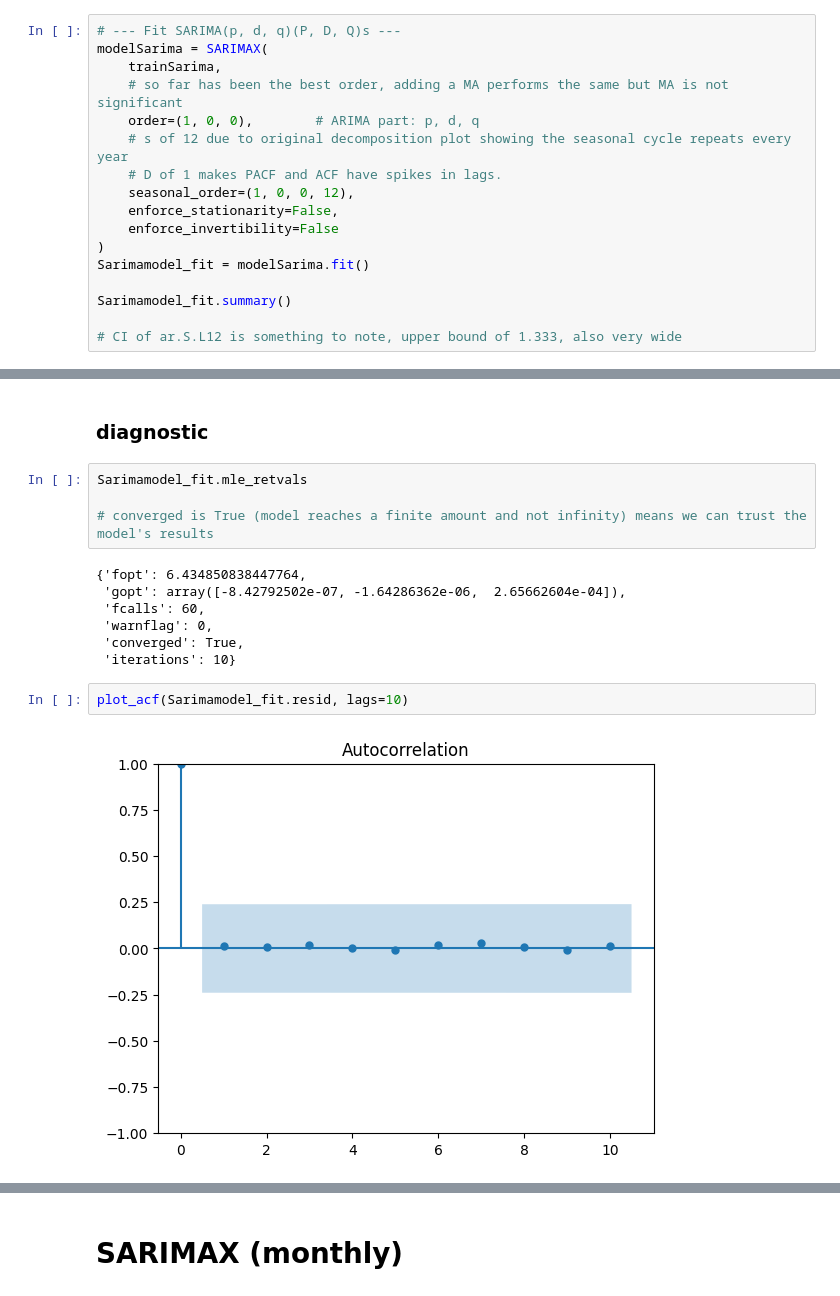
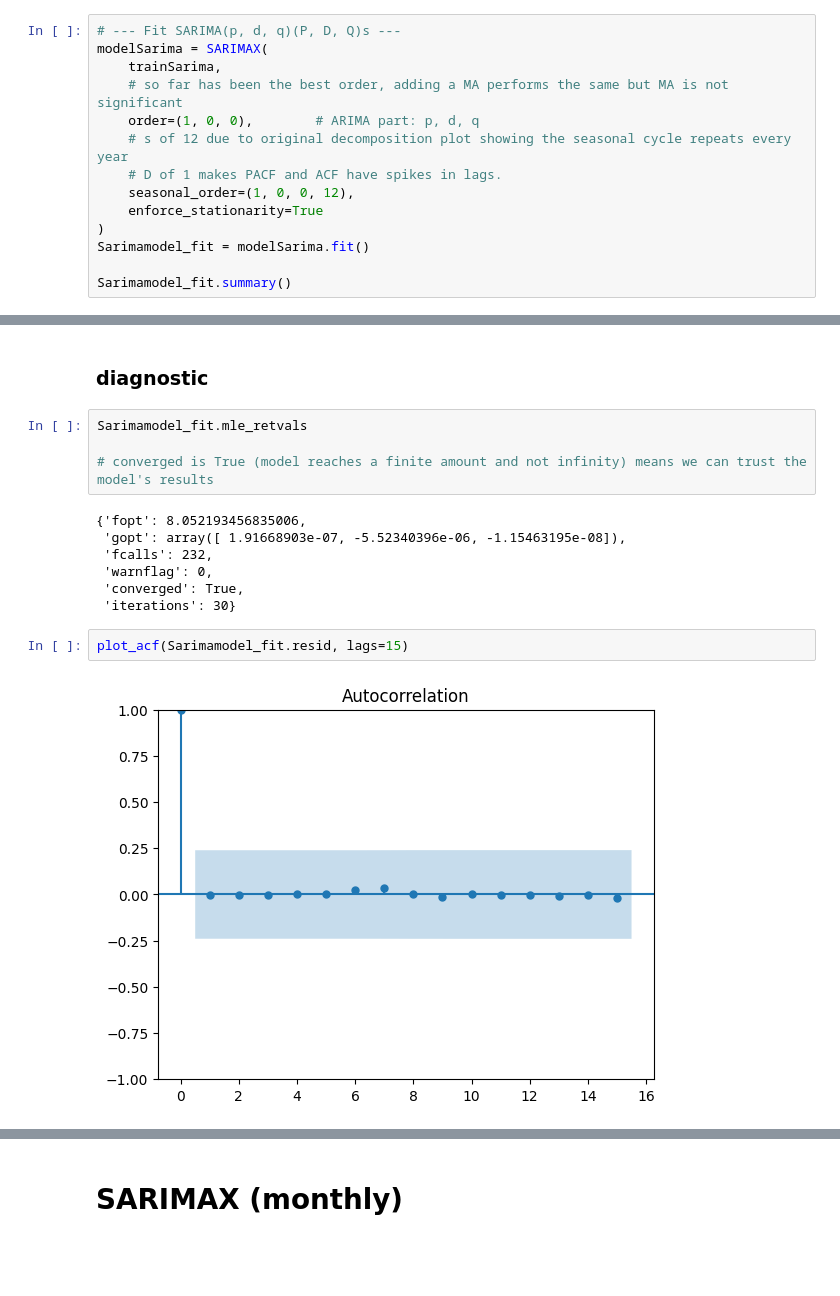
Before and after one commit to kevinserr/Time_Series_Forecast_of_Homelessness_in_NYC_with_Local_Model_Deployment, a Jupyter notebook: python/model_training.ipynb, the cells around one changed output, grey strips where cells are left out. Drawn from its saved outputs; the diff is of its cells as text; blank space fills up the shorter version.

```diff
--- a/python/model_training.ipynb
+++ b/python/model_training.ipynb
@@ -366,14 +385,11 @@ modelSarima = SARIMAX(
     # s of 12 due to original decomposition plot showing the seasonal cycle repeats every year
     # D of 1 makes PACF and ACF have spikes in lags.
     seasonal_order=(1, 0, 0, 12),
-    enforce_stationarity=False,
-    enforce_invertibility=False
+    enforce_stationarity=True
 )
 Sarimamodel_fit = modelSarima.fit()
 
 Sarimamodel_fit.summary()
-
-# CI of ar.S.L12 is something to note, upper bound of 1.333, also very wide
 # %% [output]
 SARIMAX Results
 | Dep. Variable: | shelter_count | No. Observations: | 67 |
@@ -417,13 +438,13 @@ Sarimamodel_fit.mle_retvals
 
 # converged is True (model reaches a finite amount and not infinity) means we can trust the model's results
 # %% [output]
-{'fopt': 6.434850838447764,
- 'gopt': array([-8.42792502e-07, -1.64286362e-06,  2.65662604e-04]),
- 'fcalls': 60,
+{'fopt': 8.052193456835006,
+ 'gopt': array([ 1.91668903e-07, -5.52340396e-06, -1.15463195e-08]),
+ 'fcalls': 232,
  'warnflag': 0,
  'converged': True,
- 'iterations': 10}
+ 'iterations': 30}
 # %%
-plot_acf(Sarimamodel_fit.resid, lags=10)
+plot_acf(Sarimamodel_fit.resid, lags=15)
 # %% [output]
-[figure, old version]
+[figure, new version]
```
Also changed, not shown: parts of 40 cells of this notebook, 1 other file.
